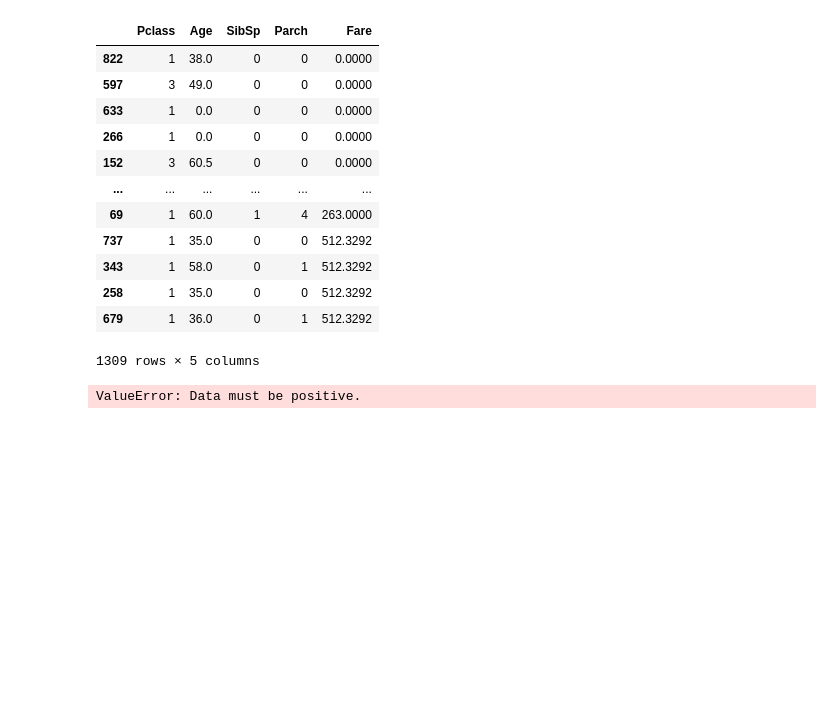
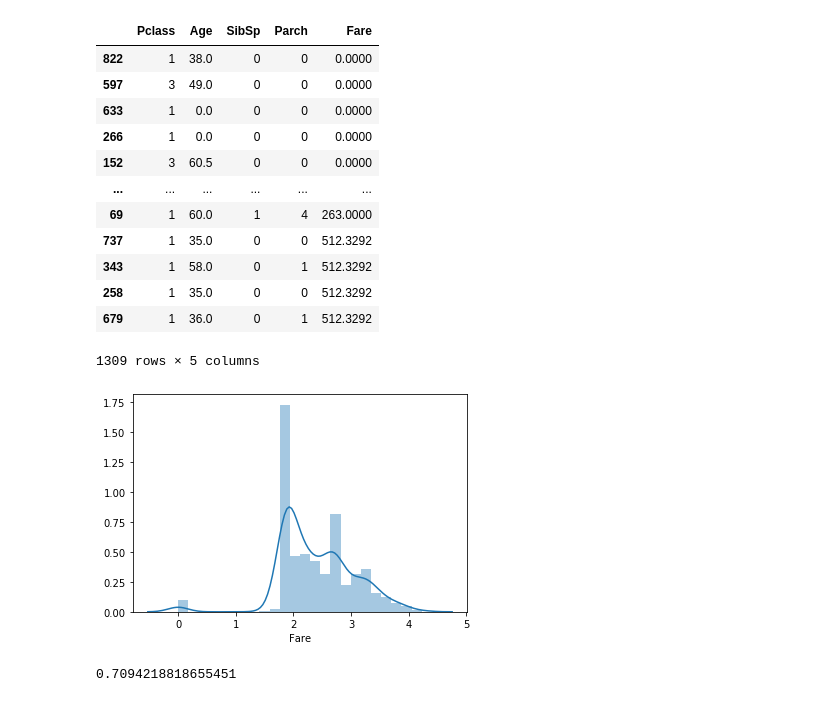
Before and after one commit to billychen124/1st-DL-CVMarathon, a Jupyter notebook: Day_023_HW.ipynb, the cells around one changed output. Saved outputs shown, nothing was run; the diff lists cells and outputs as text; code cells hidden in the pictures; blank space fills up the shorter version.

```diff
--- a/Day_023_HW.ipynb
+++ b/Day_023_HW.ipynb
@@ -145,18 +147,20 @@ df_fixed.sort_values('Fare')
 # %%
 # 將 Fare 取 boxcox 後, 看散佈圖, 並計算分數 (執行會有 error, 請試圖修正)
 from scipy import stats
 df_fixed = copy.deepcopy(df)
 """
 Your Code Here, fix the error
 """
-# df_fixed['LotArea'] = stats.boxcox(df_fixed['LotArea'], lmbda=0.15)
-df_fixed['Fare'] = stats.boxcox(abs(df_fixed['Fare'].values), lmbda=0.5)[0]
+df_fixed['Fare'] = df_fixed['Fare'] + 1
+df_fixed['Fare'] = stats.boxcox(df_fixed['Fare'])[0]
+# df_fixed['Fare'] = stats.boxcox(abs(df_fixed['Fare'].values), lmbda=0.5)[0]
 sns.distplot(df_fixed['Fare'][:train_num])
 plt.show()
 
 df_fixed = MMEncoder.fit_transform(df_fixed)
 train_X = df_fixed[:train_num]
 estimator = LogisticRegression()
 cross_val_score(estimator, train_X, train_Y, cv=5).mean()
 # %% [output]
+[figure, added]
-ValueError: Data must be positive.
+0.7094218818655451
```
Also changed, not shown: parts of 1 cell of this notebook.
